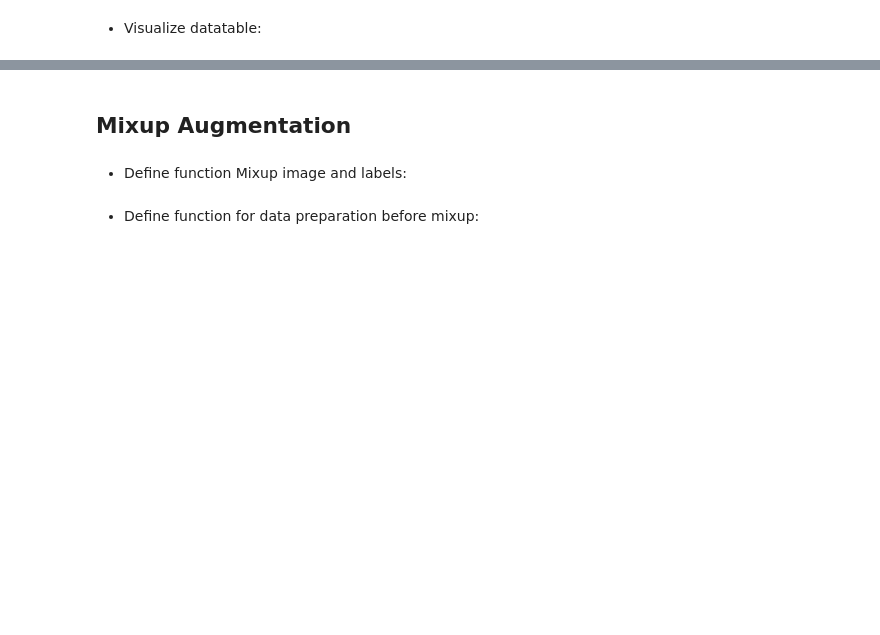
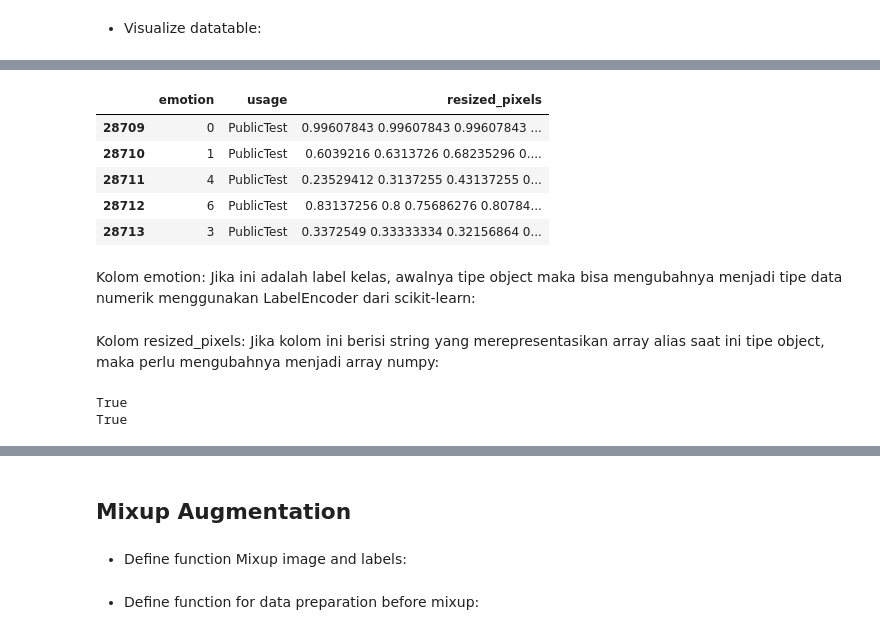
Before and after one commit to AndoZR/scriptc, a Jupyter notebook: SKRIPSI/ScrIptC_3.ipynb, the cells around one changed output, grey strips where cells are left out. Drawn from its saved outputs; the diff is of its cells as text; code cells hidden in the pictures; blank space fills up the shorter version.

```diff
--- a/SKRIPSI/ScrIptC_3.ipynb
+++ b/SKRIPSI/ScrIptC_3.ipynb
@@ -405,0 +411,12 @@ See the caveats in the documentation: https://pandas.pydata.org/pandas-docs/stab
+# %%
+# Tampilan hasil df_public_test dataframe setelah normalisasi
+df_public_test.head()
+# %% [output]
+|  | emotion | usage | resized_pixels |
+| 28709 | 0 | PublicTest | 0.99607843 0.99607843 0.99607843 ... |
+| 28710 | 1 | PublicTest | 0.6039216 0.6313726 0.68235296 0.... |
+| 28711 | 4 | PublicTest | 0.23529412 0.3137255 0.43137255 0... |
+| 28712 | 6 | PublicTest | 0.83137256 0.8 0.75686276 0.80784... |
+| 28713 | 3 | PublicTest | 0.3372549 0.33333334 0.32156864 0... |
+# %% [markdown]
+Kolom emotion: Jika ini adalah label kelas, awalnya tipe object maka bisa mengubahnya menjadi tipe data numerik menggunakan LabelEncoder dari scikit-learn:
@@ -405,0 +428,2 @@ See the caveats in the documentation: https://pandas.pydata.org/pandas-docs/stab
+# %% [markdown]
+Kolom resized_pixels: Jika kolom ini berisi string yang merepresentasikan array alias saat ini tipe object, maka perlu mengubahnya menjadi array numpy:
@@ -406,3 +440,10 @@ See the caveats in the documentation: https://pandas.pydata.org/pandas-docs/stab
+# %%
+# Pastikan semua entri memiliki ukuran 100x100
+print(combined_df_train['resized_pixels'].apply(lambda x: x.shape == (100, 100)).all())
+print(df_public_test['resized_pixels'].apply(lambda x: x.shape == (100, 100)).all())
+# %% [output]
+True
+True
 # %%
 # Tampilkan informasi dataframe setelah normalisasi
 combined_df_train.head()
```
Also changed, not shown: parts of 21 cells of this notebook.
